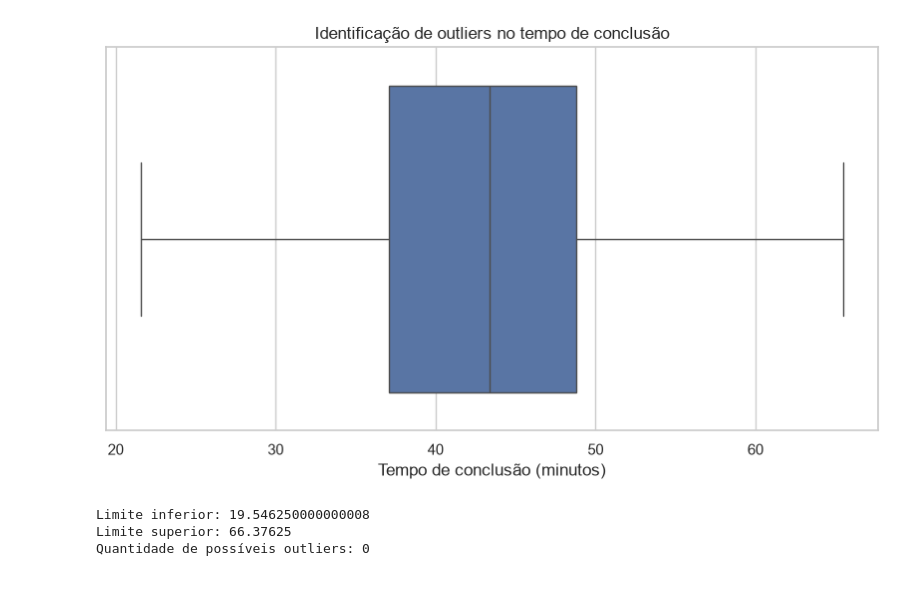
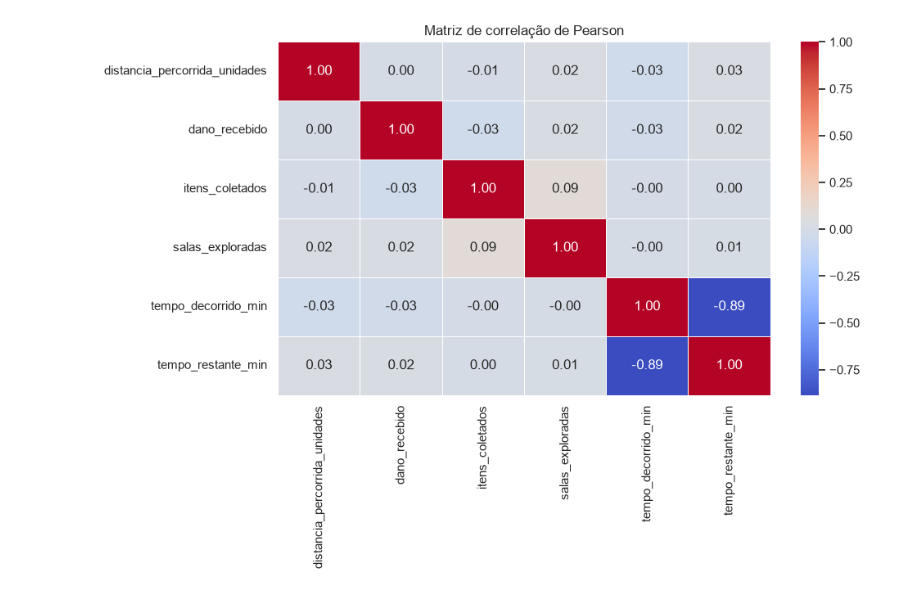
Before and after one commit to mandsmelo/MLCB_Campos-Zone, a Jupyter notebook: notebooks/analise_exploratoria.ipynb, the cells around one changed output. Saved outputs shown, nothing was run; the diff lists cells and outputs as text; code cells hidden in the pictures.

```diff
--- a/notebooks/analise_exploratoria.ipynb
+++ b/notebooks/analise_exploratoria.ipynb
@@ -1,10 +1,11 @@
 # %%
+
 import pandas as pd
 import matplotlib.pyplot as plt
 import seaborn as sns
 from pathlib import Path
 
-# Localizar o arquivo CSV
+# Localizar o CSV atualizado
 caminho = Path("../regressao/dados/partidas_simuladas.csv")
 
 if not caminho.exists():
@@ -13,12 +14,25 @@ if not caminho.exists():
 # Carregar os dados
 df = pd.read_csv(caminho)
 
-# Configuração dos gráficos
 sns.set_theme(style="whitegrid")
+
+# Variáveis utilizadas na regressão atual
+features = [
+    "distancia_percorrida_unidades",
+    "dano_recebido",
+    "itens_coletados",
+    "salas_exploradas",
+    "tempo_decorrido_min"
+]
+
+alvo = "tempo_restante_min"
 
 print("DADOS CARREGADOS COM SUCESSO!")
 print("Quantidade de registros:", len(df))
 print("Quantidade de colunas:", len(df.columns))
+print("\nVariáveis explicativas:")
+print(features)
+print("\nVariável-alvo:", alvo)
 
 display(df.head())
 # %% [output]
@@ -158,33 +152,19 @@ plt.show()
 # %%
-plt.figure(figsize=(10, 5))
+plt.figure(figsize=(10, 7))
 
-sns.boxplot(x=df["tempo_conclusao_min"])
+correlacao = df[features + [alvo]].corr(method="pearson")
 
-plt.title("Identificação de outliers no tempo de conclusão")
-plt.xlabel("Tempo de conclusão (minutos)")
+sns.heatmap(
+    correlacao,
+    annot=True,
+    cmap="coolwarm",
+    fmt=".2f",
+    linewidths=0.5
+)
 
+plt.title("Matriz de correlação de Pearson")
+plt.tight_layout()
 plt.show()
-
-# Método do intervalo interquartil (IQR)
-Q1 = df["tempo_conclusao_min"].quantile(0.25)
-Q3 = df["tempo_conclusao_min"].quantile(0.75)
-
-IQR = Q3 - Q1
-
-limite_inferior = Q1 - 1.5 * IQR
-limite_superior = Q3 + 1.5 * IQR
-
-outliers = df[
-    (df["tempo_conclusao_min"] < limite_inferior) |
-    (df["tempo_conclusao_min"] > limite_superior)
-]
-
-print("Limite inferior:", limite_inferior)
-print("Limite superior:", limite_superior)
-print("Quantidade de possíveis outliers:", len(outliers))
 # %% [output]
-[figure, old version]
+[figure, new version]
-Limite inferior: 19.546250000000008
-Limite superior: 66.37625
-Quantidade de possíveis outliers: 0
 # %%
```
Also changed, not shown: parts of 12 cells of this notebook, 32 other files.
